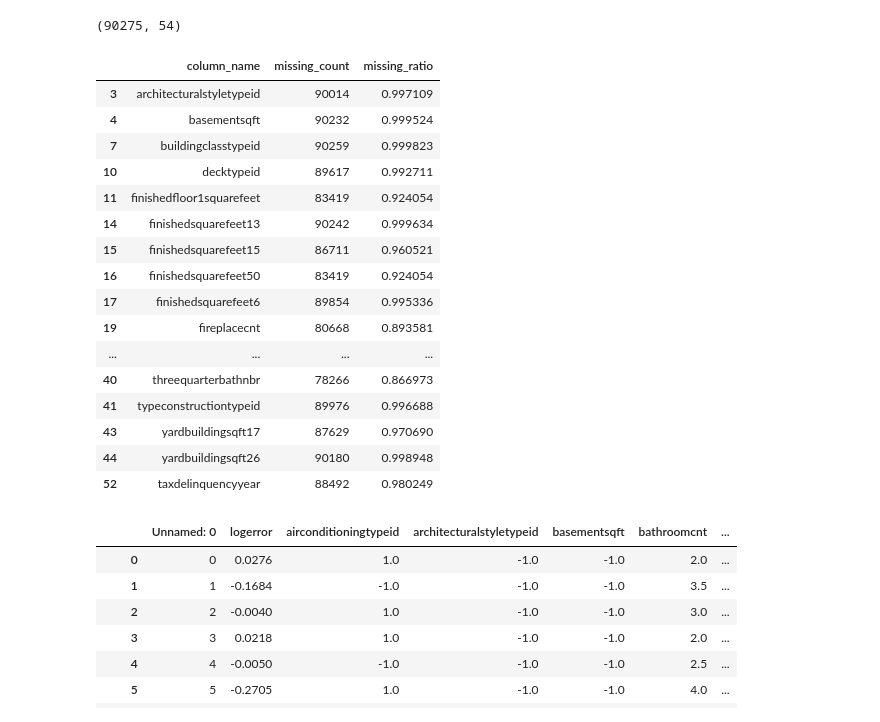
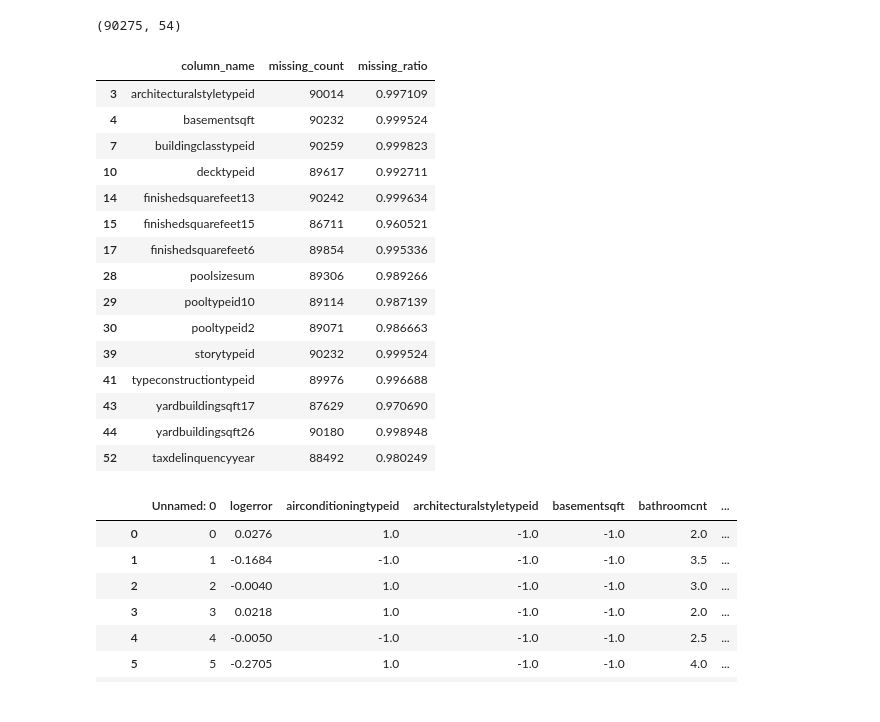
Before and after one commit to ssuravarapu/DeepLearning, a Jupyter notebook: kaggle/zestimate/zestimate_error_pred.ipynb, the cells around one changed output. Drawn from its saved outputs; the diff is of its cells as text; code cells hidden in the pictures.

Commit message:
Made missing data threshold as 95 percent

```diff
--- a/kaggle/zestimate/zestimate_error_pred.ipynb
+++ b/kaggle/zestimate/zestimate_error_pred.ipynb
@@ -29,22 +29,21 @@ data.shape
 # %%
 missing_df = data.isnull().sum(axis=0).reset_index()
 missing_df.columns = ['column_name', 'missing_count']
 missing_df['missing_ratio'] = missing_df['missing_count'] / data.shape[0]
-missing_df.loc[missing_df['missing_ratio']>0.80]
+missing_df.loc[missing_df['missing_ratio']>0.95]
 # %% [output]
 |  | column_name | missing_count | missing_ratio |
 | 3 | architecturalstyletypeid | 90014 | 0.997109 |
 | 4 | basementsqft | 90232 | 0.999524 |
 | 7 | buildingclasstypeid | 90259 | 0.999823 |
 | 10 | decktypeid | 89617 | 0.992711 |
-| 11 | finishedfloor1squarefeet | 83419 | 0.924054 |
 | 14 | finishedsquarefeet13 | 90242 | 0.999634 |
 | 15 | finishedsquarefeet15 | 86711 | 0.960521 |
-| 16 | finishedsquarefeet50 | 83419 | 0.924054 |
 | 17 | finishedsquarefeet6 | 89854 | 0.995336 |
-| 19 | fireplacecnt | 80668 | 0.893581 |
-| ... | ... | ... | ... |
-| 40 | threequarterbathnbr | 78266 | 0.866973 |
+| 28 | poolsizesum | 89306 | 0.989266 |
+| 29 | pooltypeid10 | 89114 | 0.987139 |
+| 30 | pooltypeid2 | 89071 | 0.986663 |
+| 39 | storytypeid | 90232 | 0.999524 |
 | 41 | typeconstructiontypeid | 89976 | 0.996688 |
 | 43 | yardbuildingsqft17 | 87629 | 0.970690 |
 | 44 | yardbuildingsqft26 | 90180 | 0.998948 |
```
